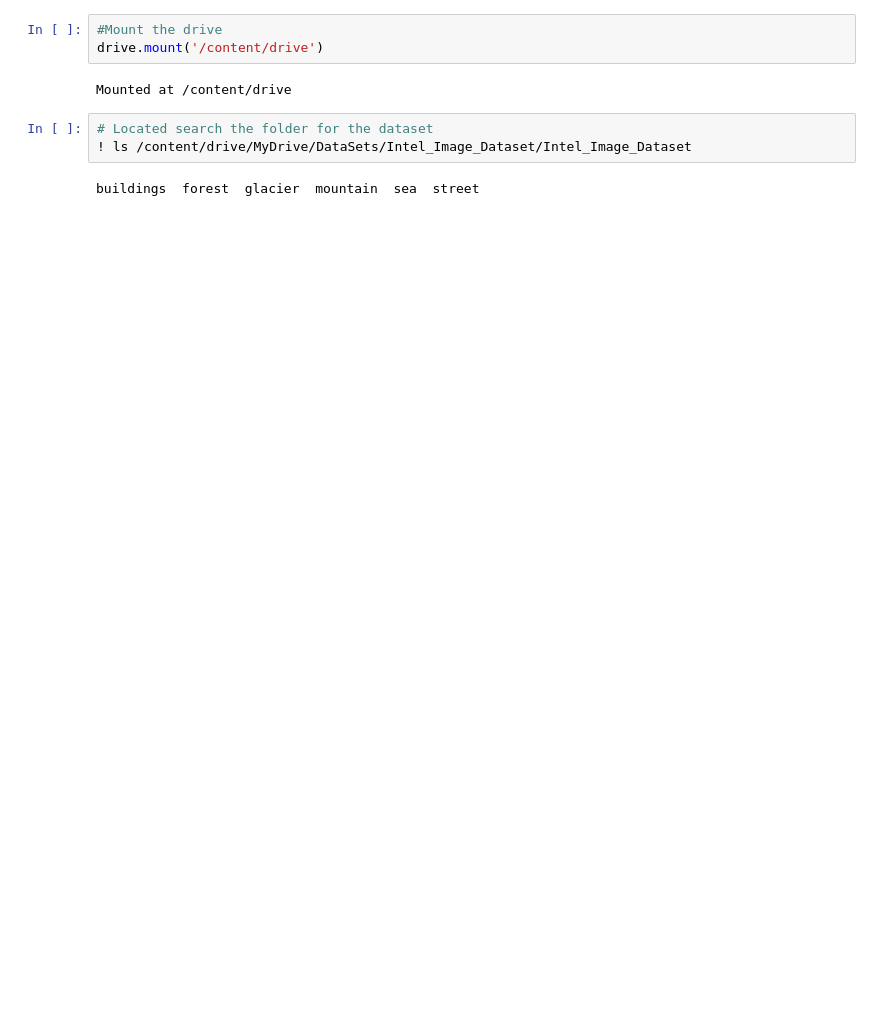
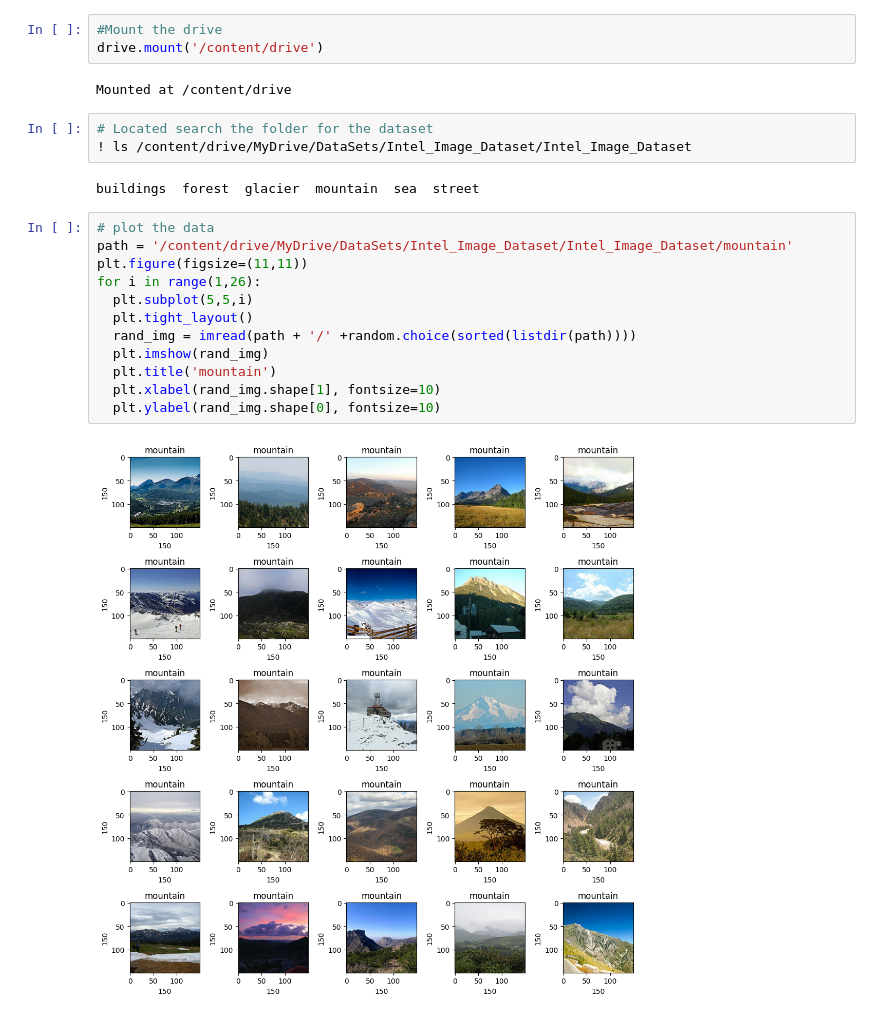
Before and after one commit to rohandawar/-daysforcoding, a Jupyter notebook: IntelImageClassification.ipynb, the cells around one changed output. Saved outputs shown, nothing was run; the diff lists cells and outputs as text; blank space fills up the shorter version.

```diff
--- a/IntelImageClassification.ipynb
+++ b/IntelImageClassification.ipynb
@@ -36,3 +43,17 @@ Mounted at /content/drive
 ! ls /content/drive/MyDrive/DataSets/Intel_Image_Dataset/Intel_Image_Dataset
 # %% [output]
 buildings  forest  glacier  mountain  sea  street
+# %%
+# plot the data
+path = '/content/drive/MyDrive/DataSets/Intel_Image_Dataset/Intel_Image_Dataset/mountain'
+plt.figure(figsize=(11,11))
+for i in range(1,26):
+  plt.subplot(5,5,i)
+  plt.tight_layout()
+  rand_img = imread(path + '/' +random.choice(sorted(listdir(path))))
+  plt.imshow(rand_img)
+  plt.title('mountain')
+  plt.xlabel(rand_img.shape[1], fontsize=10)
+  plt.ylabel(rand_img.shape[0], fontsize=10)
+# %% [output]
+[figure, added]
```
Also changed, not shown: parts of 1 cell of this notebook.
